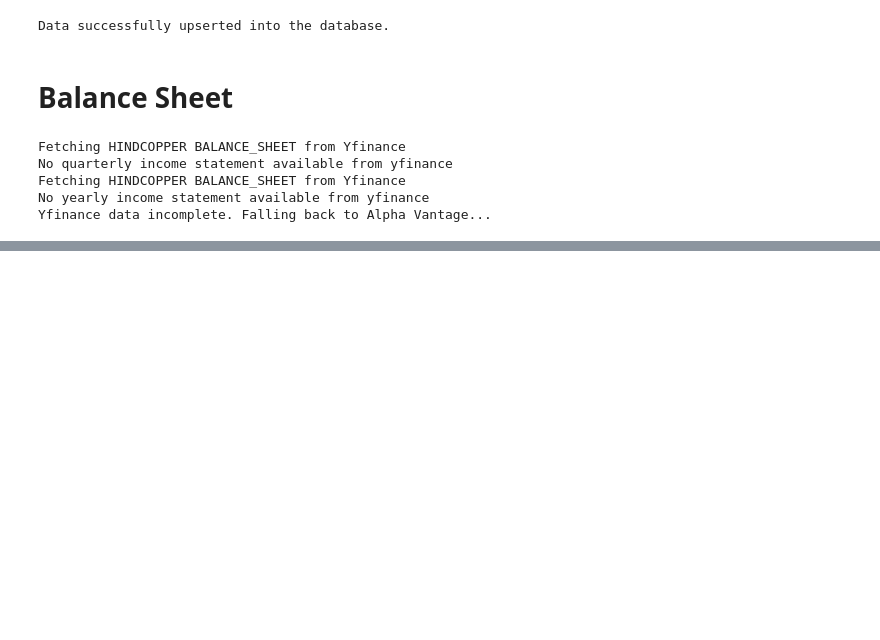
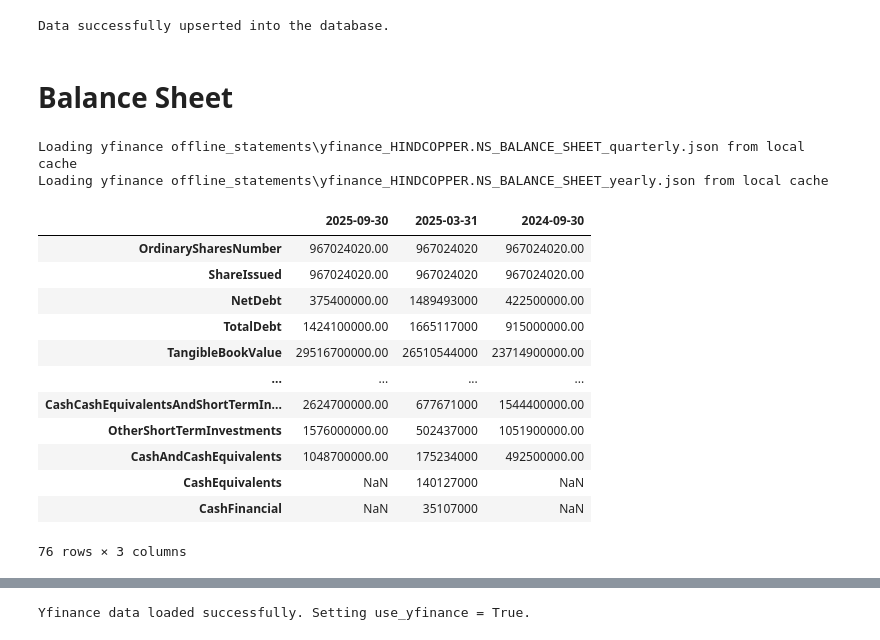
Before and after one commit to ashishmaharana188/financial_ETL_project, a Jupyter notebook: statementScrape.ipynb, the cells around one changed output, grey strips where cells are left out. Cells and saved outputs as stored; diff of their text form; code cells hidden in the pictures; blank space fills up the shorter version.

```diff
--- a/statementScrape.ipynb
+++ b/statementScrape.ipynb
@@ -31,7 +31,8 @@ engine = create_engine(
 )
 # %%
 
-def get_yfinance_income_statement(ticker, statement_type,freq,cache_dir=CACHE_DIR):
+#Yfinance
+def get_yfinance(ticker, statement_type,freq,cache_dir=CACHE_DIR):
   #freq
   if freq not in ("quarterly", "yearly"):
         raise ValueError("freq must be 'quarterly' or 'yearly'")
@@ -49,11 +50,24 @@ def get_yfinance_income_statement(ticker, statement_type,freq,cache_dir=CACHE_DI
 
   print(f"Fetching {ticker} {statement_type} from Yfinance")
   #call yfinance
-  df = tickerName.get_income_stmt(
-        as_dict=False,
-        pretty=False,
-        freq=freq
-    )
+  if statement_type == "INCOME_STATEMENT":
+    df = tickerName.get_income_stmt(
+          as_dict=False,
+          pretty=False,
+          freq=freq
+      )
+  elif statement_type == "BALANCE_SHEET":
+       df = tickerName.get_balance_sheet(
+          as_dict=False,
+          pretty=False,
+          freq=freq
+      )
+  else:
+     df = tickerName.get_cash_flow(
+          as_dict=False,
+          pretty=False,
+          freq=freq
+      )
 
   if df is None or df.empty:
     print(f"No {freq} income statement available from yfinance")
@@ -608,32 +593,43 @@ Data successfully upserted into the database.
 # %% [markdown]
 # Balance Sheet
 # %%
-# Store the raw result
-raw_data_q = get_yfinance_income_statement(tickerName.ticker, "BALANCE_SHEET", "quarterly")
-raw_data_y = get_yfinance_income_statement(tickerName.ticker, "BALANCE_SHEET", "yearly")
+# call yfinace balancesheet
+raw_data_q = get_yfinance(tickerName.ticker, "BALANCE_SHEET", "quarterly")
+raw_data_y = get_yfinance(tickerName.ticker, "BALANCE_SHEET", "yearly")
 
 # check if has data and covert to dataframe
 if raw_data_q is not None and raw_data_y is not None:
 
-    dfIncomeStatementQ = pd.DataFrame(raw_data_q)
-    dfIncomeStatementY = pd.DataFrame(raw_data_y)
-    display(dfIncomeStatementQ)
+    dfBalanceSheetQ = pd.DataFrame(raw_data_q)
+    dfBalanceSheetY = pd.DataFrame(raw_data_y)
+    display(dfBalanceSheetQ)
+    display(dfBalanceSheetY.index)
 
-    if not dfIncomeStatementQ.empty and not dfIncomeStatementY.empty:
+    if not dfBalanceSheetQ.empty and not dfBalanceSheetY.empty:
         use_yfinance = True
         print("Yfinance data loaded successfully. Setting use_yfinance = True.")
     else:
         use_yfinance = False
         print("Yfinance returned empty DataFrames. Falling back...")
 else:
 
     use_yfinance = False
-    dfIncomeStatementQ = None
-    dfIncomeStatementY = None
+    dfBalanceSheetQ = None
+    dfBalanceSheetY = None
     print("Yfinance data incomplete. Falling back to Alpha Vantage...")
 # %% [output]
-Fetching HINDCOPPER BALANCE_SHEET from Yfinance
-No quarterly income statement available from yfinance
-Fetching HINDCOPPER BALANCE_SHEET from Yfinance
-No yearly income statement available from yfinance
-Yfinance data incomplete. Falling back to Alpha Vantage...
+Loading yfinance offline_statements\yfinance_HINDCOPPER.NS_BALANCE_SHEET_quarterly.json from local cache
+Loading yfinance offline_statements\yfinance_HINDCOPPER.NS_BALANCE_SHEET_yearly.json from local cache
+|  | 2025-09-30 | 2025-03-31 | 2024-09-30 |
+| OrdinarySharesNumber | 967024020.00 | 967024020 | 967024020.00 |
+| ShareIssued | 967024020.00 | 967024020 | 967024020.00 |
+| NetDebt | 375400000.00 | 1489493000 | 422500000.00 |
+| TotalDebt | 1424100000.00 | 1665117000 | 915000000.00 |
+| TangibleBookValue | 29516700000.00 | 26510544000 | 23714900000.00 |
+| ... | ... | ... | ... |
+| CashCashEquivalentsAndShortTermIn... | 2624700000.00 | 677671000 | 1544400000.00 |
+| OtherShortTermInvestments | 1576000000.00 | 502437000 | 1051900000.00 |
+| CashAndCashEquivalents | 1048700000.00 | 175234000 | 492500000.00 |
+| CashEquivalents | NaN | 140127000 | NaN |
+| CashFinancial | NaN | 35107000 | NaN |
+76 rows × 3 columns
@@ -639,0 +653 @@ Yfinance data incomplete. Falling back to Alpha Vantage...
+Yfinance data loaded successfully. Setting use_yfinance = True.
```
Also changed, not shown: parts of 11 cells of this notebook.
